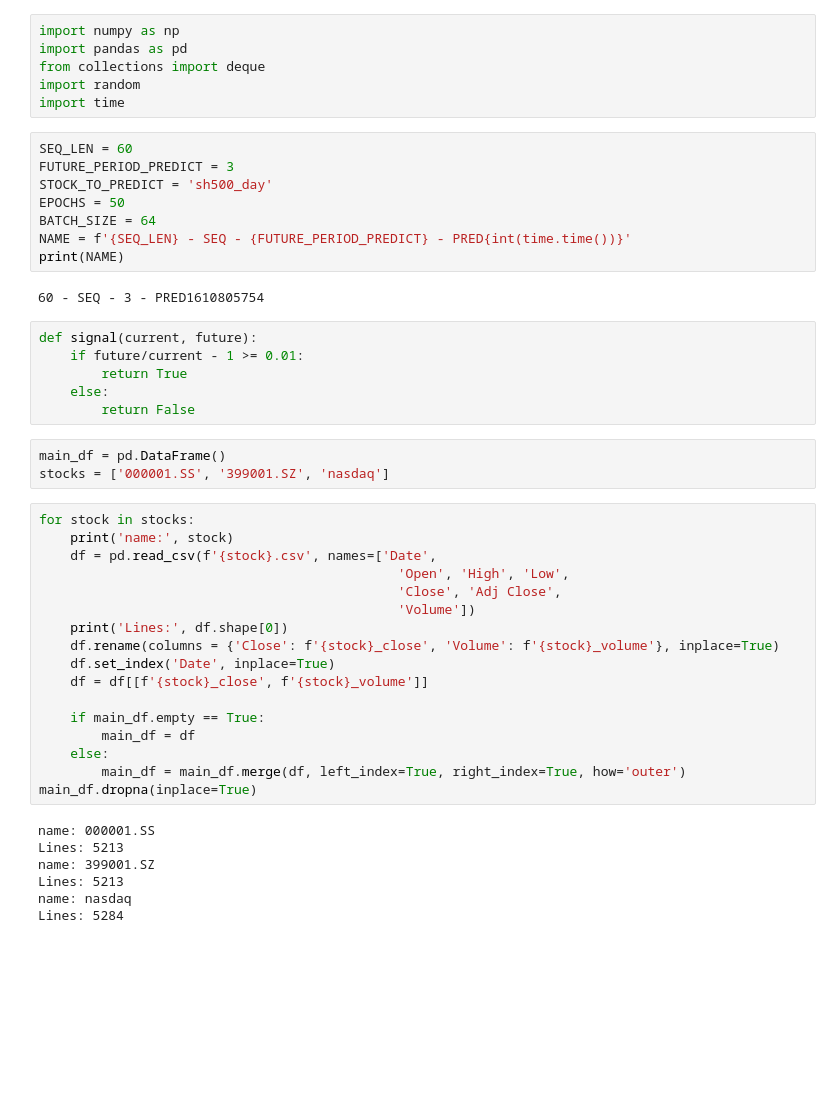
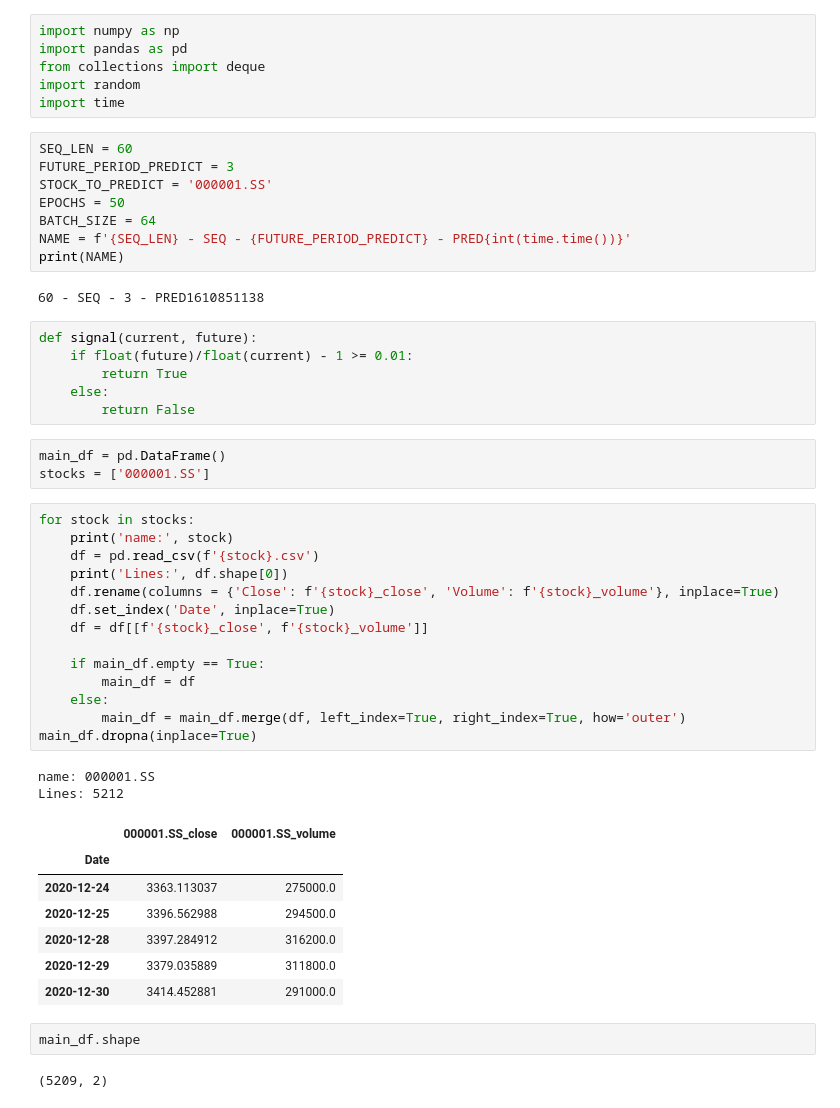
Before and after one commit to jackfrost168/QuantitativeTrading, a Jupyter notebook: predict_stock_price.ipynb, the cells around one changed output. Saved outputs shown, nothing was run; the diff lists cells and outputs as text; blank space fills up the shorter version.

```diff
--- a/predict_stock_price.ipynb
+++ b/predict_stock_price.ipynb
@@ -7,43 +7,47 @@ import time
 # %%
 SEQ_LEN = 60
 FUTURE_PERIOD_PREDICT = 3
-STOCK_TO_PREDICT = 'sh500_day'
+STOCK_TO_PREDICT = '000001.SS'
 EPOCHS = 50
 BATCH_SIZE = 64
 NAME = f'{SEQ_LEN} - SEQ - {FUTURE_PERIOD_PREDICT} - PRED{int(time.time())}'
 print(NAME)
 # %% [output]
-60 - SEQ - 3 - PRED1610805754
+60 - SEQ - 3 - PRED1610851138
 # %%
 def signal(current, future):
-    if future/current - 1 >= 0.01:
+    if float(future)/float(current) - 1 >= 0.01:
         return True
     else:
         return False
 # %%
 main_df = pd.DataFrame()
-stocks = ['000001.SS', '399001.SZ', 'nasdaq']
+stocks = ['000001.SS']
 # %%
 for stock in stocks:
     print('name:', stock)
-    df = pd.read_csv(f'{stock}.csv', names=['Date',
-                                              'Open', 'High', 'Low',
-                                              'Close', 'Adj Close',
-                                              'Volume'])
+    df = pd.read_csv(f'{stock}.csv')
     print('Lines:', df.shape[0])
     df.rename(columns = {'Close': f'{stock}_close', 'Volume': f'{stock}_volume'}, inplace=True)
     df.set_index('Date', inplace=True)
     df = df[[f'{stock}_close', f'{stock}_volume']]
 
     if main_df.empty == True:
         main_df = df
     else:
         main_df = main_df.merge(df, left_index=True, right_index=True, how='outer')
 main_df.dropna(inplace=True)
 # %% [output]
 name: 000001.SS
-Lines: 5213
-name: 399001.SZ
-Lines: 5213
-name: nasdaq
-Lines: 5284
+Lines: 5212
+|  | 000001.SS_close | 000001.SS_volume |
+| Date |  |  |
+| 2020-12-24 | 3363.113037 | 275000.0 |
+| 2020-12-25 | 3396.562988 | 294500.0 |
+| 2020-12-28 | 3397.284912 | 316200.0 |
+| 2020-12-29 | 3379.035889 | 311800.0 |
+| 2020-12-30 | 3414.452881 | 291000.0 |
+# %%
+main_df.shape
+# %% [output]
+(5209, 2)
```
Also changed, not shown: parts of 21 cells of this notebook.
